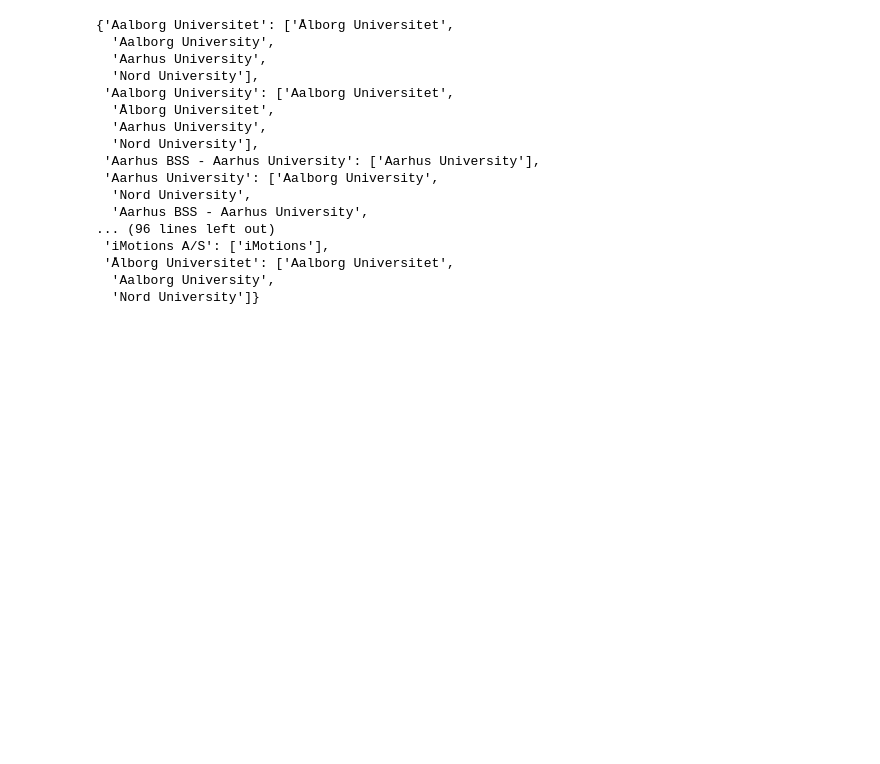
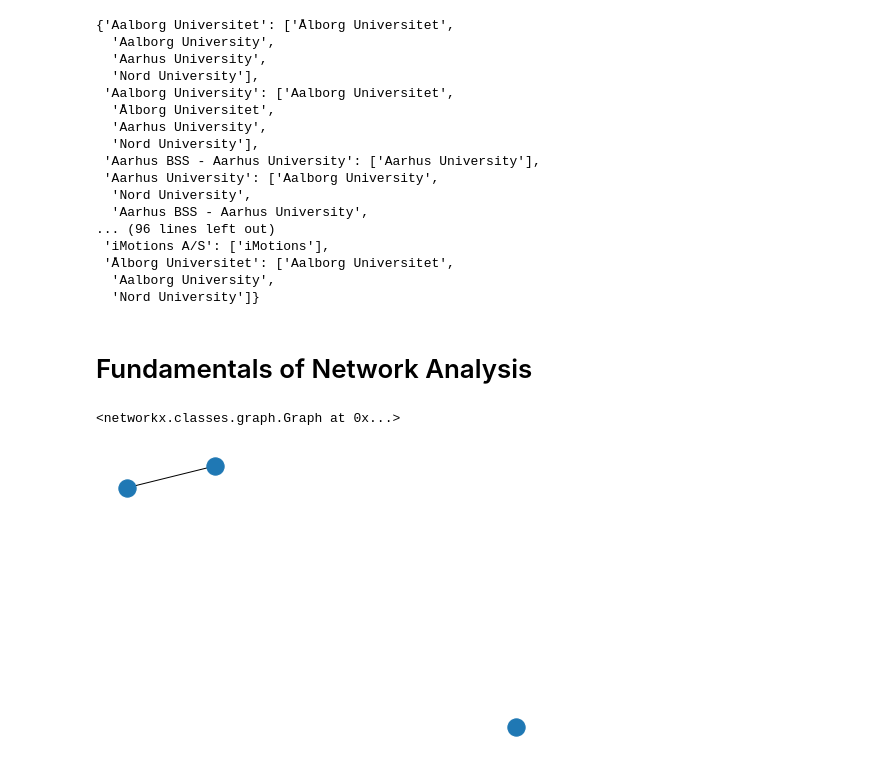
Before and after one commit to mrchapagain/SocialNetworkAnalytics, a Jupyter notebook: LinkedinAnalytics.ipynb, the cells around one changed output. Saved outputs shown, nothing was run; the diff lists cells and outputs as text; code cells hidden in the pictures; blank space fills up the shorter version.

```diff
--- a/LinkedinAnalytics.ipynb
+++ b/LinkedinAnalytics.ipynb
@@ -274,3 +274,30 @@ similar_companies
  'Ålborg Universitet': ['Aalborg Universitet',
   'Aalborg University',
   'Nord University']}
+# %% [markdown]
+# Fundamentals of Network Analysis
+# %%
+import networkx as nx
+import matplotlib.pyplot as plt
+
+G= nx.Graph()
+display(G)
+
+# add the nodes in the graph and check the nodes by acessing them
+G.add_nodes_from([1,2,3])
+G.nodes()
+
+# Lets add the edges in the graph and check the edges by acessing them
+G.add_edge(1, 2)
+G.edges()
+
+# Lets label the nodes for easily understand them by label and check them
+G.nodes[1]['label'] = "Blue"
+G.nodes(data= True)
+
+# Display the graph
+nx.draw(G)
+plt.show()
+# %% [output]
+<networkx.classes.graph.Graph at 0x...>
+[figure, added]
```
